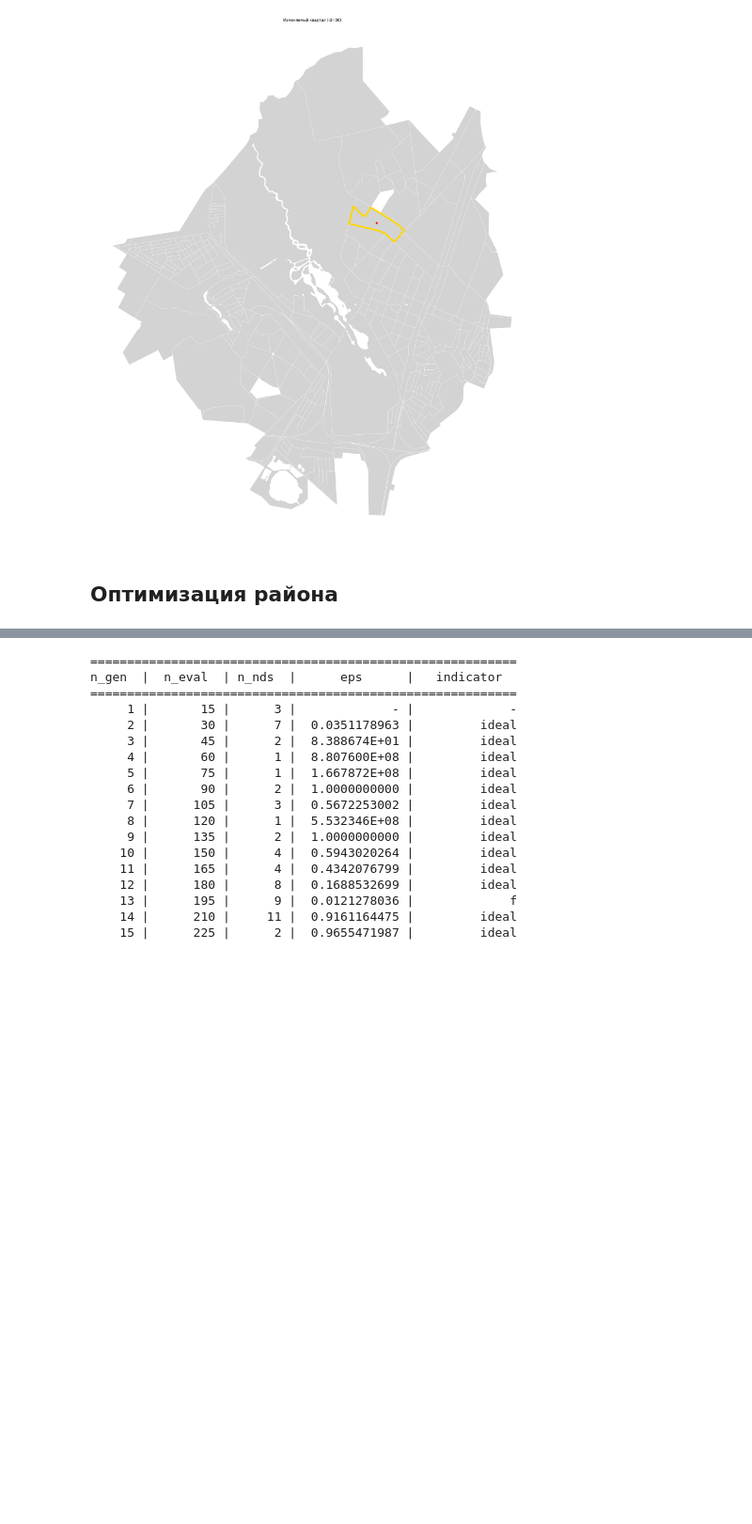
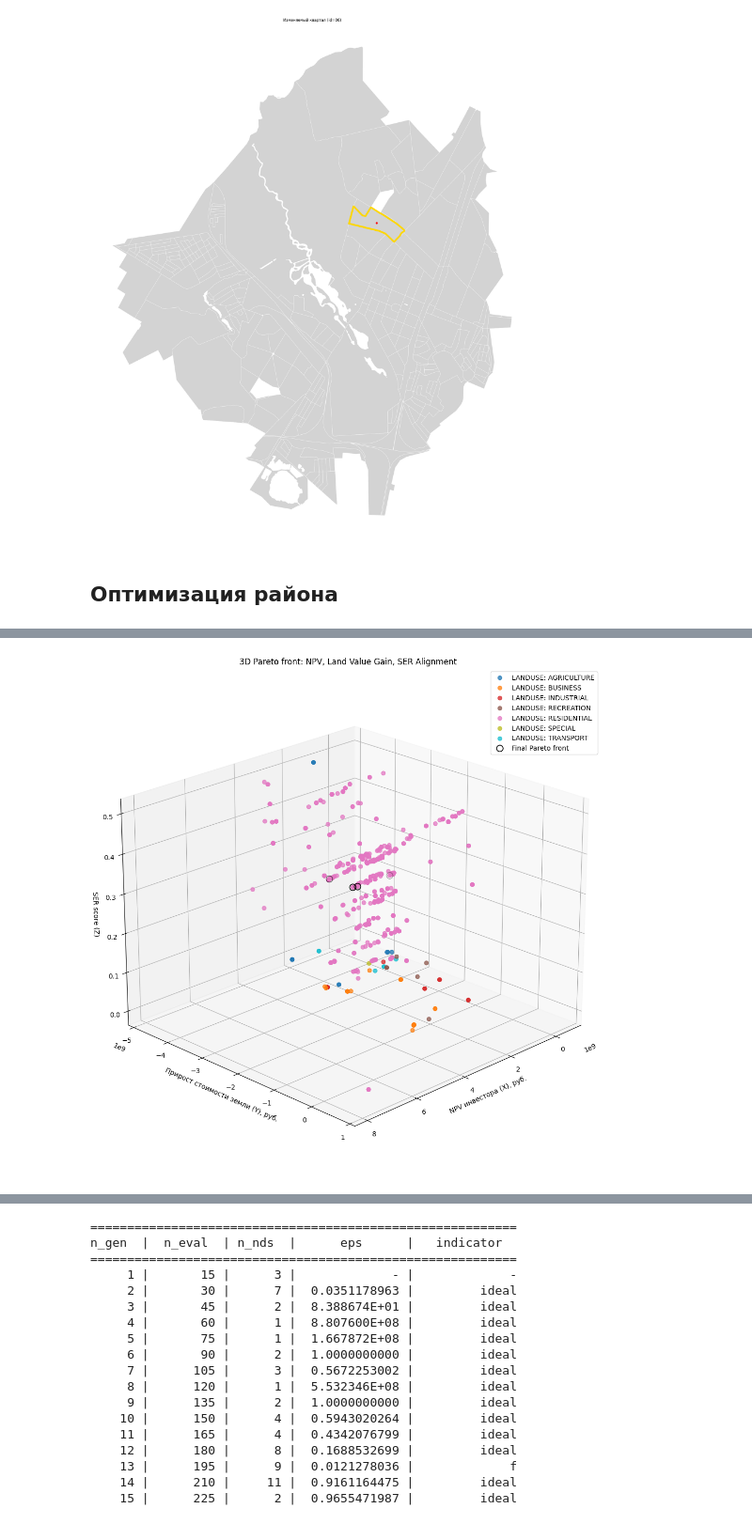
Before and after one commit to Mvin8/Urbanomy, a Jupyter notebook: examples/gatchina_scenarios.ipynb, the cells around one changed output, grey strips where cells are left out. Shown at 94% size. Saved outputs shown, nothing was run; the diff lists cells and outputs as text; code cells hidden in the pictures; blank space fills up the shorter version.

```diff
--- a/examples/gatchina_scenarios.ipynb
+++ b/examples/gatchina_scenarios.ipynb
@@ -240,0 +335,98 @@ constraints = {
+# %%
+import numpy as np
+import matplotlib.pyplot as plt
+from mpl_toolkits.mplot3d import Axes3D  # noqa: F401
+
+optimizer = problem
+
+# 1) Базовая стоимость "до"
+baseline_land_value = optimizer.evaluate_catboost(
+    geonome=optimizer.blocks,
+    model=optimizer.model,
+    orig_features=optimizer.estimator_kwargs["orig_features"],
+    cat_features=optimizer.estimator_kwargs["categorical_features"],
+    radius_list=None,
+)
+
+# 2) Собираем все решения из history, иначе из res.X/res.F
+X_all, F_all = [], []
+if getattr(res, "history", None):
+    for alg in res.history:
+        pop = alg.pop
+        Xi, Fi = pop.get("X"), pop.get("F")
+        if Xi is not None and Fi is not None and len(Xi):
+            X_all.append(np.asarray(Xi))
+            F_all.append(np.asarray(Fi))
+
+if X_all:
+    X = np.vstack(X_all)
+    F = np.vstack(F_all)
+else:
+    X = np.asarray(res.X)
+    F = np.asarray(res.F)
+
+# 3) Цели
+land_value_total = -F[:, 0]
+admin_gain = land_value_total - baseline_land_value
+investor_npv = -F[:, 1]
+ser_score = -F[:, 2]
+
+# 4) LANDUSE для каждого решения
+landuse_labels = []
+for genome_vec in X:
+    changes = {name: genome_vec[j] for j, name in enumerate(optimizer.var_names)}
+    repaired = optimizer._repair_genome(changes)
+    lu = repaired["land_use"]
+    lu_name = getattr(lu, "name", str(lu).split(".")[-1])
+    landuse_labels.append(lu_name)
+
+landuse_labels = np.array(landuse_labels)
+unique_lu = np.unique(landuse_labels)
+
+# 5) Цвета
+cmap = plt.get_cmap("tab10", len(unique_lu))
+color_map = {lu: cmap(i) for i, lu in enumerate(unique_lu)}
+
+# 6) 3D-график
+fig = plt.figure(figsize=(11, 11))
+ax = fig.add_subplot(111, projection="3d")
+
+for lu in unique_lu:
+    m = landuse_labels == lu
+    ax.scatter(
+        investor_npv[m],
+        admin_gain[m],
+        ser_score[m],
+        s=35,
+        alpha=0.75,
+        color=color_map[lu],
+        label=f"LANDUSE: {lu}",
+    )
+
+# 7) Отдельно выделяем финальный Pareto front из res.F
+pf_x = -res.F[:, 1]
+pf_y = -res.F[:, 0] - baseline_land_value
+pf_z = -res.F[:, 2]
+
+ax.scatter(
+    pf_x,
+    pf_y,
+    pf_z,
+    s=90,
+    c="none",
+    edgecolors="black",
+    linewidths=1.2,
+    label="Final Pareto front",
+)
+
+ax.set_xlabel("NPV инвестора (X), руб.")
+ax.set_ylabel("Прирост стоимости земли (Y), руб.")
+ax.set_zlabel("SER score (Z)")
+ax.set_title("3D Pareto front: NPV, Land Value Gain, SER Alignment")
+
+ax.view_init(elev=22, azim=45)
+ax.legend(loc="best")
+plt.tight_layout()
+plt.show()
+# %% [output]
+[figure, added]
```
Also changed, not shown: parts of 10 cells of this notebook, 7 other files.
